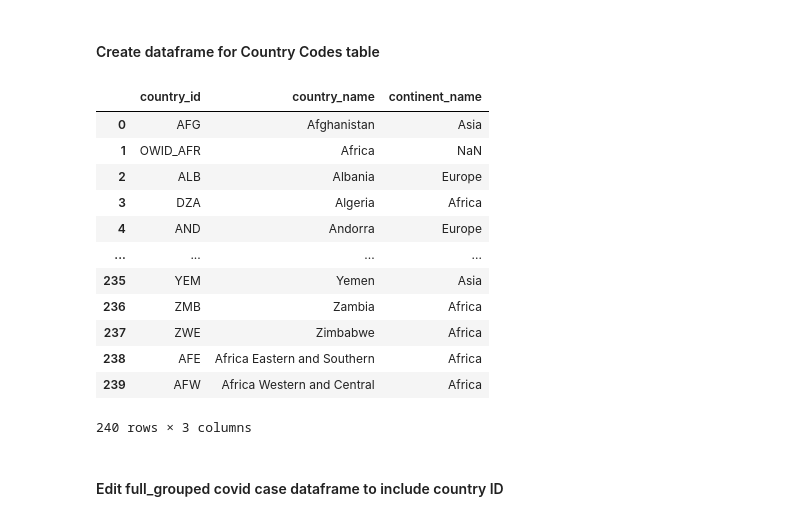
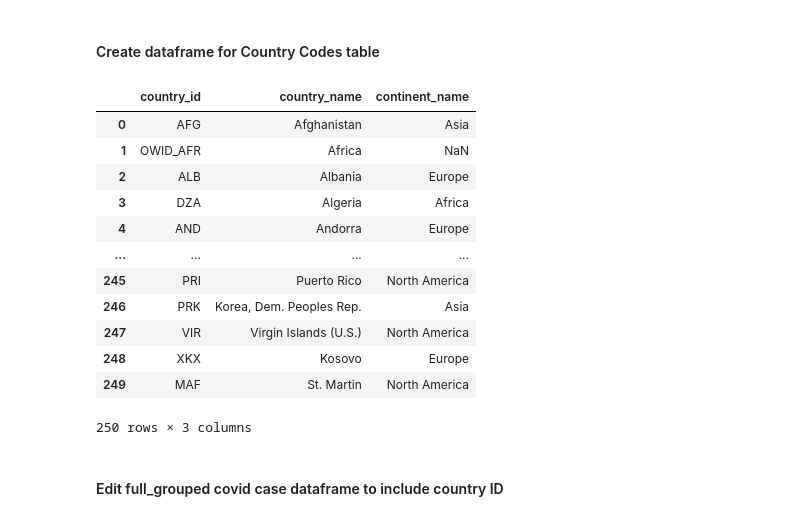
Before and after one commit to MikeMurf/ETL-Project-0, a Jupyter notebook: 13-project-2/create-covid-db.ipynb, the cells around one changed output. Drawn from its saved outputs; the diff is of its cells as text; code cells hidden in the pictures.

Commit message:
Adding table schema, ERD and updated Jupyter Notebook script.

```diff
--- a/13-project-2/create-covid-db.ipynb
+++ b/13-project-2/create-covid-db.ipynb
@@ -636,26 +636,48 @@ country_codes = country_codes_cleaned.rename(columns={"iso_code":"country_id",
                                               "location":"country_name",
                                               "continent":"continent_name"})
 # %%
-#Add Africas to match population dataframe
+#Adding countries to country code dataframe to match population dataframe
 africa_eastern = {'country_id': 'AFE', 'country_name': 'Africa Eastern and Southern', 'continent_name': 'Africa'}
 africa_western = {'country_id': 'AFW', 'country_name': 'Africa Western and Central', 'continent_name': 'Africa'}
+arab_world = {'country_id': 'ARB', 'country_name': 'Arab World', 'continent_name': 'Asia'}
+asm = {'country_id': 'ASM', 'country_name': 'American Samoa', 'continent_name': 'Oceania'}
+chi = {'country_id': 'CHI', 'country_name': 'Channel Islands', 'continent_name': 'Europe'}
+gum = {'country_id': 'GUM', 'country_name': 'Guam', 'continent_name': 'Oceania'}
+mnp = {'country_id': 'MNP', 'country_name': 'Northern Mariana Islands', 'continent_name': 'Oceania'}
+pri = {'country_id': 'PRI', 'country_name': 'Puerto Rico', 'continent_name': 'North America'}
+prk = {'country_id': 'PRK', 'country_name': 'Korea, Dem. Peoples Rep.', 'continent_name': 'Asia'}
+vir = {'country_id': 'VIR', 'country_name': 'Virgin Islands (U.S.)', 'continent_name': 'North America'}
+xkx = {'country_id': 'XKX', 'country_name': 'Kosovo', 'continent_name': 'Europe'}
+maf = {'country_id': 'MAF', 'country_name': 'St. Martin', 'continent_name': 'North America'}
+
 country_codes = country_codes.append(africa_eastern, ignore_index = True)
 country_codes = country_codes.append(africa_western, ignore_index = True)
+country_codes = country_codes.append(arab_world, ignore_index = True)
+country_codes = country_codes.append(asm, ignore_index = True)
+country_codes = country_codes.append(chi, ignore_index = True)
+country_codes = country_codes.append(gum, ignore_index = True)
+country_codes = country_codes.append(mnp, ignore_index = True)
+country_codes = country_codes.append(pri, ignore_index = True)
+country_codes = country_codes.append(prk, ignore_index = True)
+country_codes = country_codes.append(vir, ignore_index = True)
+country_codes = country_codes.append(xkx, ignore_index = True)
+country_codes = country_codes.append(maf, ignore_index = True)
+
 country_codes
 # %% [output]
 |  | country_id | country_name | continent_name |
 | 0 | AFG | Afghanistan | Asia |
 | 1 | OWID_AFR | Africa | NaN |
 | 2 | ALB | Albania | Europe |
 | 3 | DZA | Algeria | Africa |
 | 4 | AND | Andorra | Europe |
 | ... | ... | ... | ... |
-| 235 | YEM | Yemen | Asia |
-| 236 | ZMB | Zambia | Africa |
-| 237 | ZWE | Zimbabwe | Africa |
-| 238 | AFE | Africa Eastern and Southern | Africa |
-| 239 | AFW | Africa Western and Central | Africa |
+| 245 | PRI | Puerto Rico | North America |
+| 246 | PRK | Korea, Dem. Peoples Rep. | Asia |
+| 247 | VIR | Virgin Islands (U.S.) | North America |
+| 248 | XKX | Kosovo | Europe |
+| 249 | MAF | St. Martin | North America |
-240 rows × 3 columns
+250 rows × 3 columns
 # %% [markdown]
 #### Edit full_grouped covid case dataframe to include country ID
 # %%
```
Also changed, not shown: parts of 32 cells of this notebook, 4 other files.
